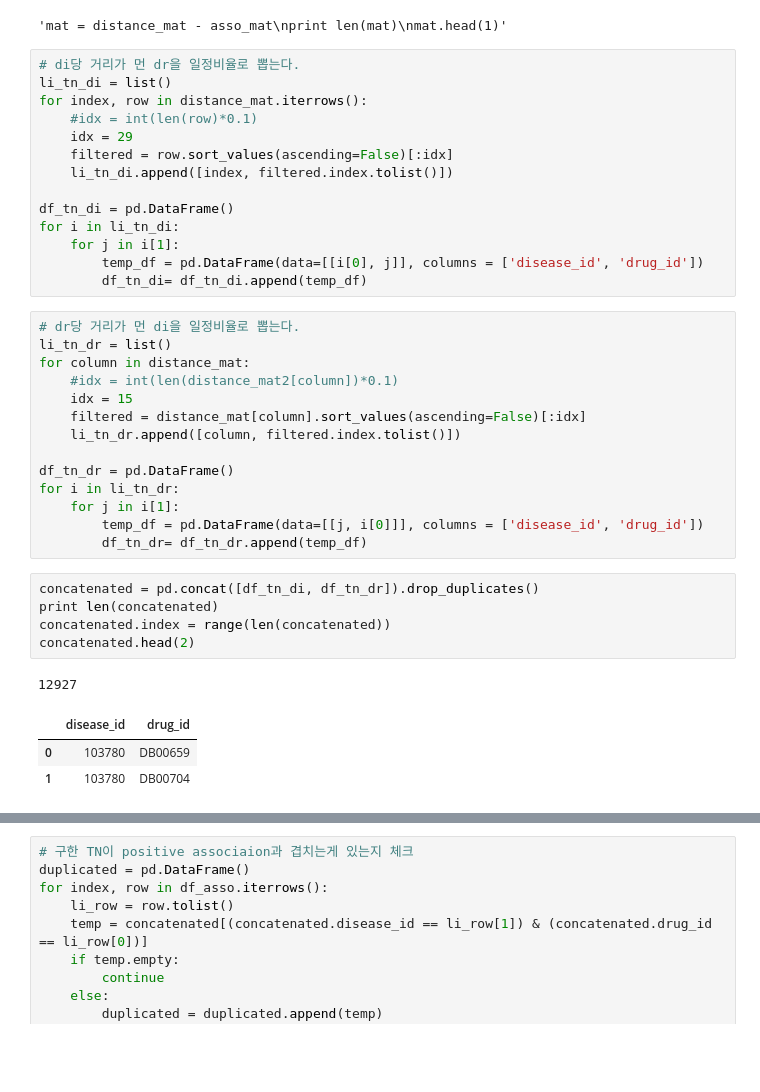
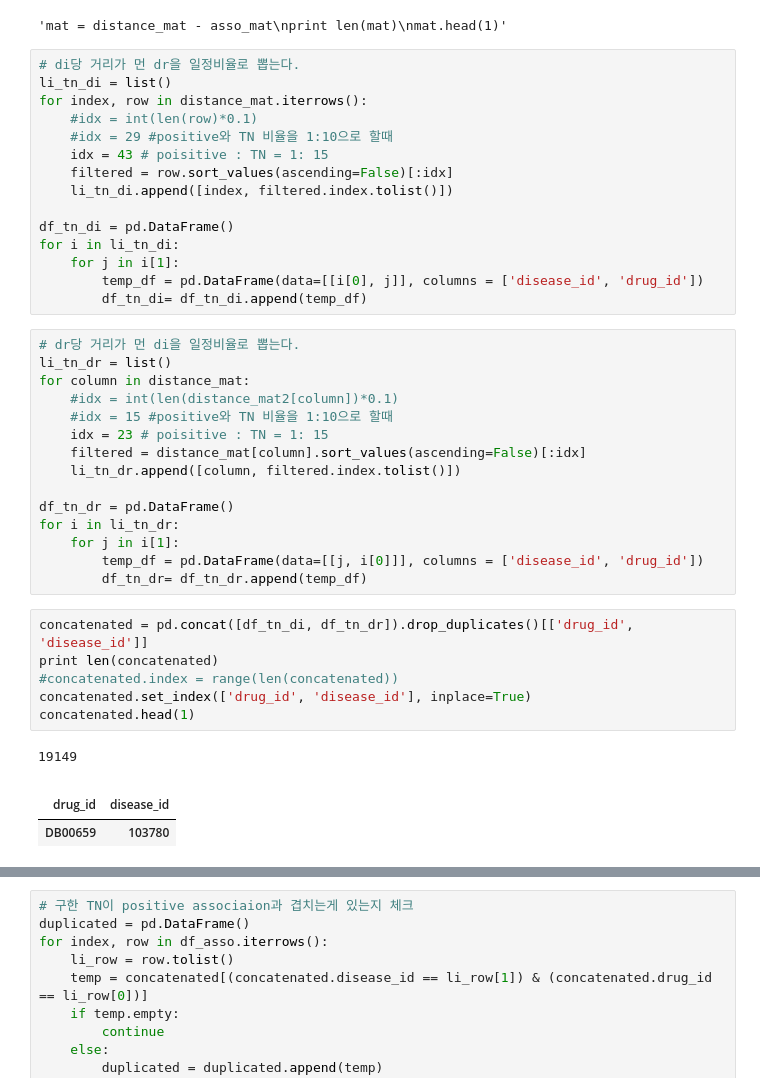
Before and after one commit to cas4070/GIST_project, a Jupyter notebook: Drug_Repositioning/7_new_association/4_drug_disease_similarities_TN_PREDICT.ipynb, the cells around one changed output, grey strips where cells are left out. Drawn from its saved outputs; the diff is of its cells as text; blank space fills up the shorter version.

Commit message:
make the TN dataset.  positive:tn = 1: 15.

```diff
--- a/Drug_Repositioning/7_new_association/4_drug_disease_similarities_TN_PREDICT.ipynb
+++ b/Drug_Repositioning/7_new_association/4_drug_disease_similarities_TN_PREDICT.ipynb
@@ -341,7 +341,8 @@ mat.head(1)'''
 li_tn_di = list()
 for index, row in distance_mat.iterrows():
     #idx = int(len(row)*0.1)
-    idx = 29
+    #idx = 29 #positive와 TN 비율을 1:10으로 할때
+    idx = 43 # poisitive : TN = 1: 15
     filtered = row.sort_values(ascending=False)[:idx]
     li_tn_di.append([index, filtered.index.tolist()])
 
@@ -355,7 +356,8 @@ for i in li_tn_di:
 li_tn_dr = list()
 for column in distance_mat:
     #idx = int(len(distance_mat2[column])*0.1)
-    idx = 15
+    #idx = 15 #positive와 TN 비율을 1:10으로 할때
+    idx = 23 # poisitive : TN = 1: 15
     filtered = distance_mat[column].sort_values(ascending=False)[:idx]
     li_tn_dr.append([column, filtered.index.tolist()])
 
@@ -365,12 +367,13 @@ for i in li_tn_dr:
         temp_df = pd.DataFrame(data=[[j, i[0]]], columns = ['disease_id', 'drug_id'])
         df_tn_dr= df_tn_dr.append(temp_df)
 # %%
-concatenated = pd.concat([df_tn_di, df_tn_dr]).drop_duplicates()
+concatenated = pd.concat([df_tn_di, df_tn_dr]).drop_duplicates()[['drug_id', 'disease_id']]
 print len(concatenated)
-concatenated.index = range(len(concatenated))
-concatenated.head(2)
+#concatenated.index = range(len(concatenated))
+concatenated.set_index(['drug_id', 'disease_id'], inplace=True)
+concatenated.head(1)
 # %% [output]
-12927
+19149
-|  | disease_id | drug_id |
-| 0 | 103780 | DB00659 |
-| 1 | 103780 | DB00704 |
+|  |  |
+| drug_id | disease_id |
+| DB00659 | 103780 |
```
Also changed, not shown: parts of 11 cells of this notebook.
